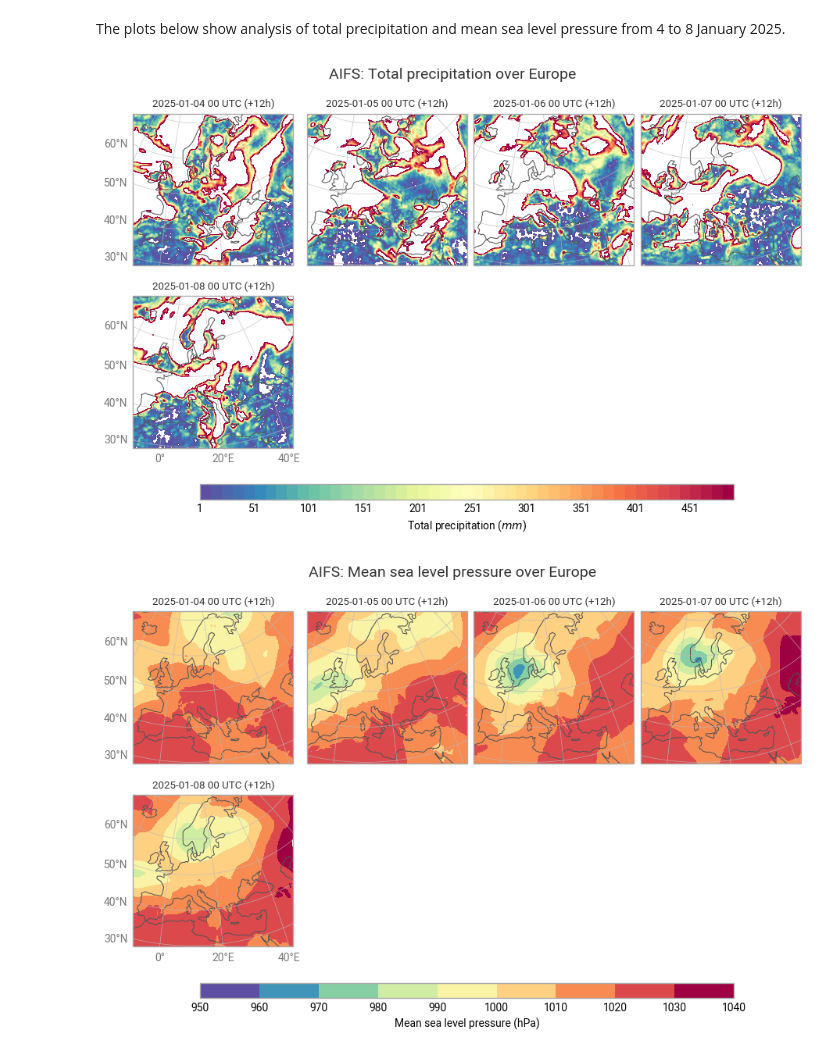
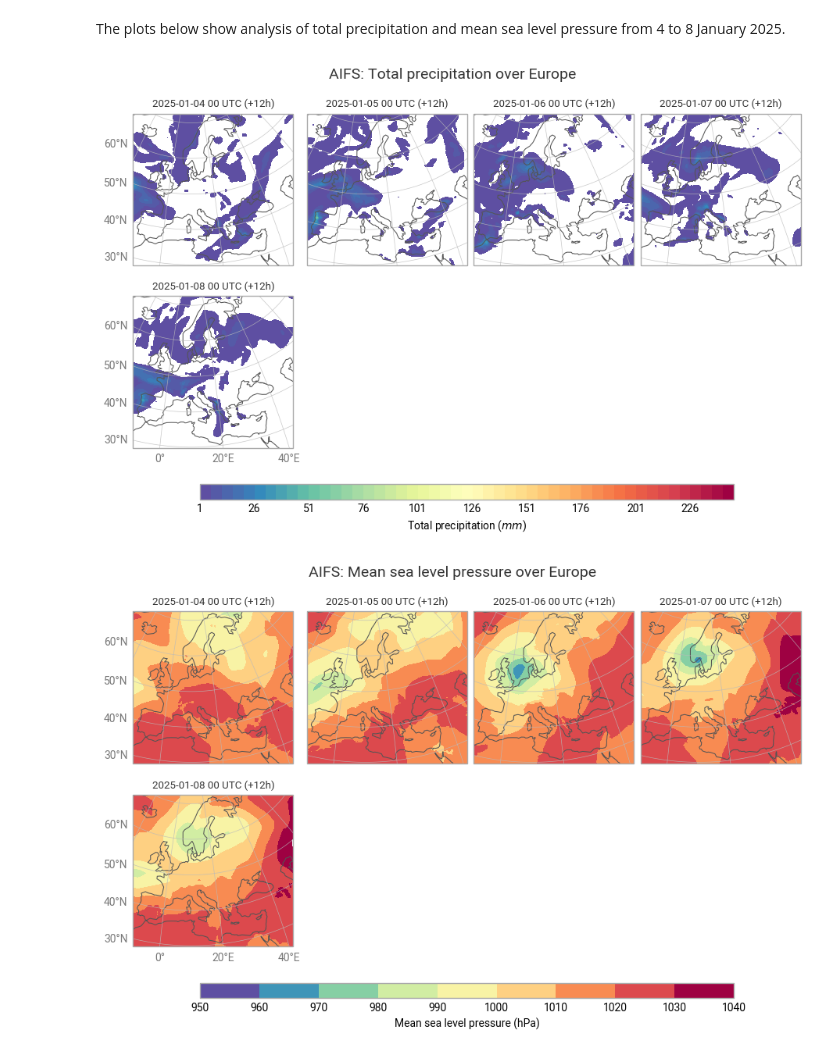
Before and after one commit to ECMWFCode4Earth/open-data-explorer, a Jupyter notebook: openDataVisio/examples/damaging-winds-aifs.ipynb, the cells around one changed output. Cells and saved outputs as stored; diff of their text form; code cells hidden in the pictures.

```diff
--- a/openDataVisio/examples/damaging-winds-aifs.ipynb
+++ b/openDataVisio/examples/damaging-winds-aifs.ipynb
@@ -54,7 +54,7 @@ Before March 2025, the file-naming convention was different. For more informatio
 
 - Parameters available on a single level:
 # %%
-PARAM_SFC = "msl" #"tp"
+PARAM_SFC = "tp" # "msl"
 LEVELTYPE = "sfc"
 
 DATES = [20250104, 20250105, 20250106, 20250107, 20250108]
@@ -212,7 +213,7 @@ tp = ekd.SimpleFieldList()
 for _file in list_of_files:
     ds = ekd.from_source("file", _file)
     md = ds.metadata()
-    v = ds.to_array() * 1000
+    v = ds.to_array()
     for f in range(len(md)):
         tp.append(ekd.ArrayField(v[f], md[f]))
 tp.ls()
@@ -317,30 +318,30 @@ The plots below show analysis of total precipitation and mean sea level pressure
 # %%
 figure = ekp.Figure(domain="Europe", size=(9, 8), rows=3, columns=4)
 
 tp_shade = ekp.styles.Style(
     colors="Spectral_r",
-    levels=range(1, 500, 10),
+    levels=range(1, 250, 5),
     units="mm",
 )
 
 for i in range(5):
     figure.add_map(1+i//4, i%4)
 figure.contourf(tp, style=tp_shade)
 
 figure.coastlines(resolution="low")
 figure.gridlines()
 
 figure.legend(location="bottom", label="{variable_name} ({units})")
 
 figure.subplot_titles("{base_time:%Y-%m-%d %H} UTC (+{lead_time}h)")
 figure.title(
     "AIFS: {variable_name} over {domain}\n",
     fontsize=14, horizontalalignment="center",
 )
 figure.save(fname=f"./plots/{PARAM_SFC}_{MODEL}_{DATES[-1]}{TIME}-{STEPS}h.png")
 figure.show()
 # %% [output]
-[figure, old version]
+[figure, new version]
 # %%
 figure = ekp.Figure(domain="Europe", size=(9, 8), rows=3, columns=4)
 
```
Also changed, not shown: parts of 1 cell of this notebook, 3 other files.
